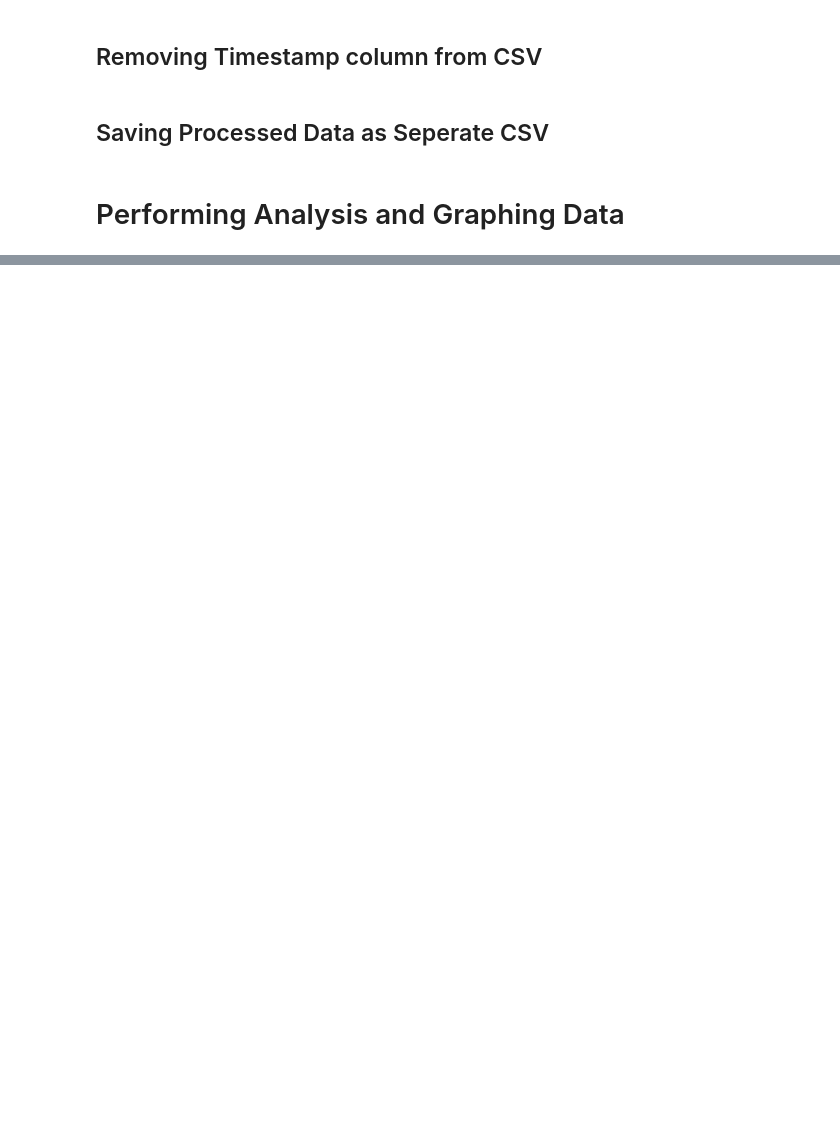
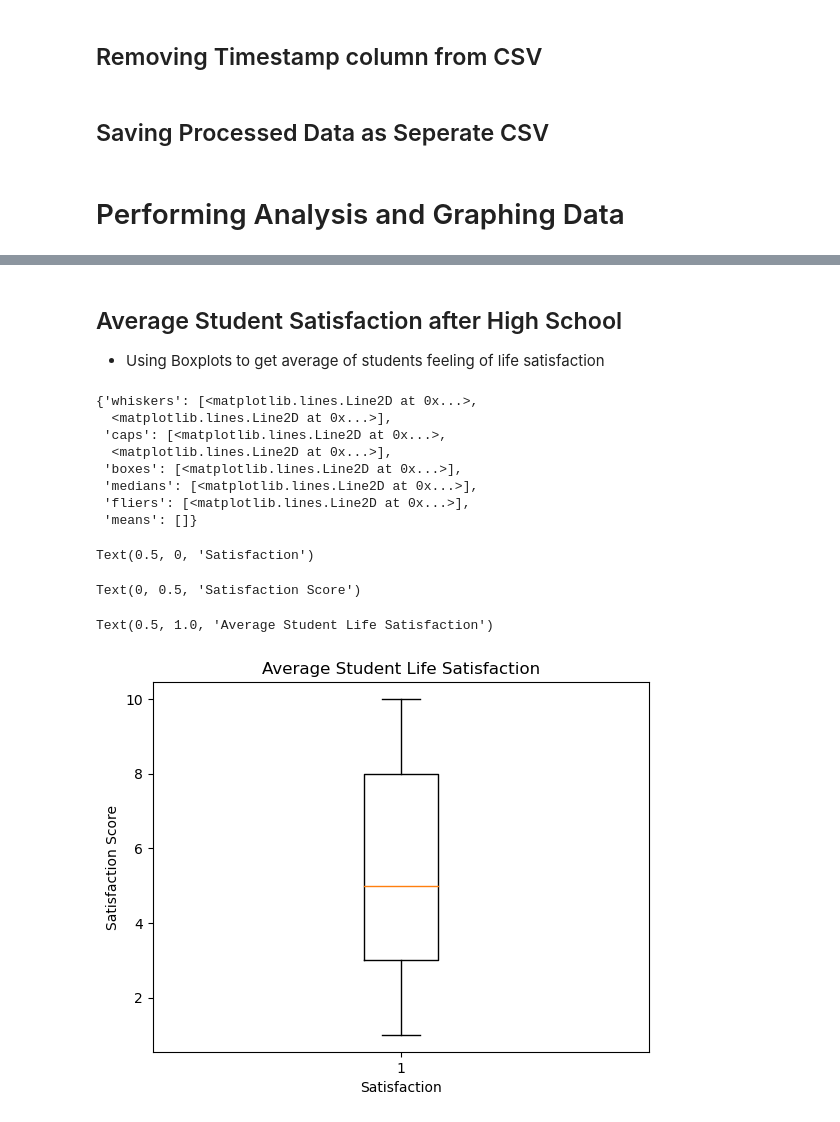
Before and after one commit to Jose-Torres1221/High-School-Graduates-Data, a Jupyter notebook: I310D Assignment 7.ipynb, the cells around one changed output, grey strips where cells are left out. Drawn from its saved outputs; the diff is of its cells as text; code cells hidden in the pictures; blank space fills up the shorter version.

```diff
--- a/I310D Assignment 7.ipynb
+++ b/I310D Assignment 7.ipynb
@@ -64,0 +102,25 @@ processed_pd.to_csv("Processed Survey.csv")
+# %% [markdown]
+## Average Student Satisfaction after High School
+- Using Boxplots to get average of students feeling of life satisfaction
+# %%
+satisfaction = processed_pd["How satisfied are you with your current position post-graduation?"]
+
+plt.boxplot(satisfaction)
+
+plt.xlabel("Satisfaction")
+plt.ylabel("Satisfaction Score")
+
+plt.title("Average Student Life Satisfaction")
+# %% [output]
+{'whiskers': [<matplotlib.lines.Line2D at 0x...>,
+  <matplotlib.lines.Line2D at 0x...>],
+ 'caps': [<matplotlib.lines.Line2D at 0x...>,
+  <matplotlib.lines.Line2D at 0x...>],
+ 'boxes': [<matplotlib.lines.Line2D at 0x...>],
+ 'medians': [<matplotlib.lines.Line2D at 0x...>],
+ 'fliers': [<matplotlib.lines.Line2D at 0x...>],
+ 'means': []}
+Text(0.5, 0, 'Satisfaction')
+Text(0, 0.5, 'Satisfaction Score')
+Text(0.5, 1.0, 'Average Student Life Satisfaction')
+[figure, added]
```
Also changed, not shown: parts of 7 cells of this notebook.
